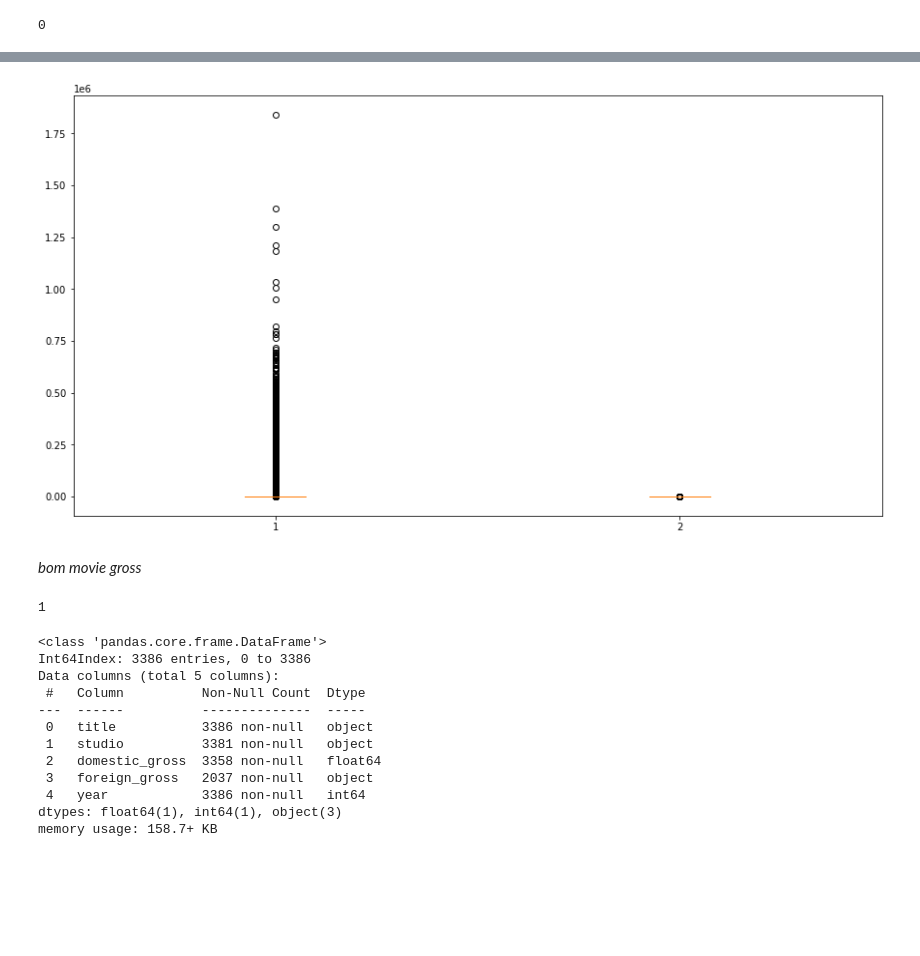
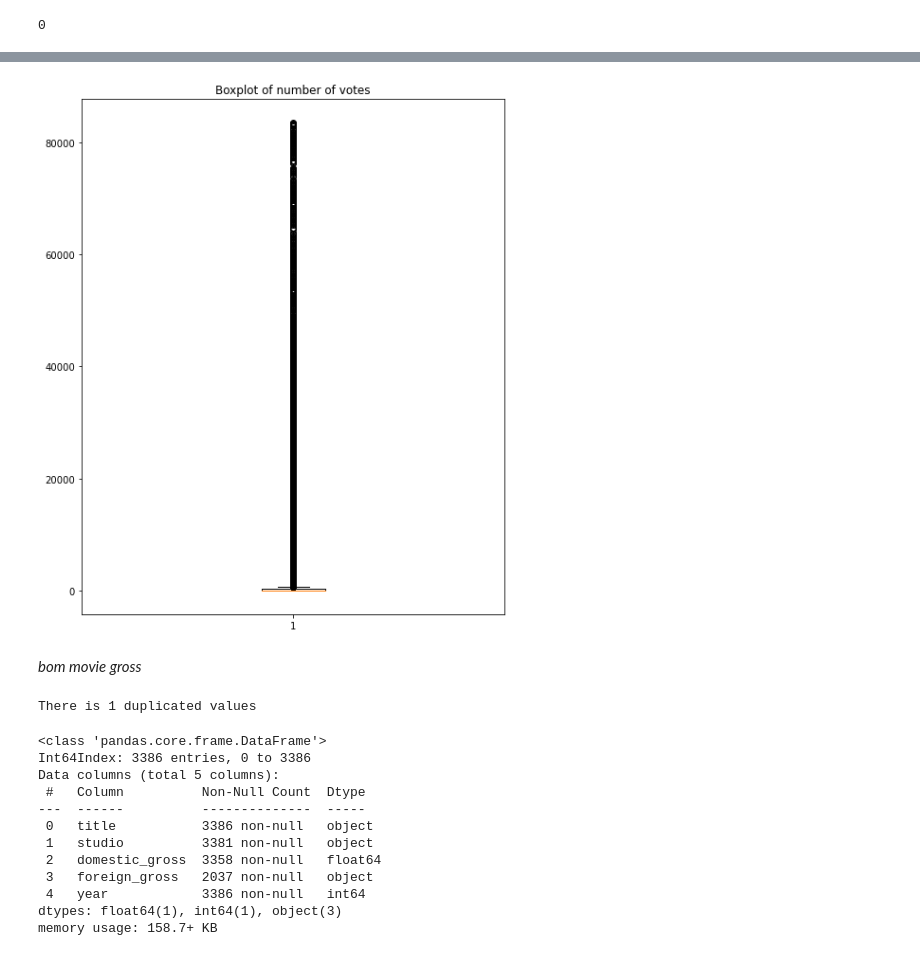
Before and after one commit to Victor-Karanja/victor-dsfpt01-eda-project, a Jupyter notebook: student.ipynb, the cells around one changed output, grey strips where cells are left out. Cells and saved outputs as stored; diff of their text form; code cells hidden in the pictures; blank space fills up the shorter version.

```diff
--- a/student.ipynb
+++ b/student.ipynb
@@ -277,0 +330,5 @@ title_ratings.duplicated(subset='title_id', keep='first').sum()
+# %%
+#removing outermost outliers from numvotes
+q_low = title_ratings["numvotes"].quantile(0.01)
+q_hi  = title_ratings["numvotes"].quantile(0.99)
+title_ratings = title_ratings[(title_ratings["numvotes"] < q_hi) & (title_ratings["numvotes"] > q_low)]
@@ -278,15 +349,17 @@ title_ratings.duplicated(subset='title_id', keep='first').sum()
 # %%
 #identify outliers using a boxplot
-fig, ax=plt.subplots(figsize=(15,8))
-data = title_ratings['numvotes'], title_ratings['averagerating']
+fig, ax=plt.subplots(figsize=(8,10))
+data = title_ratings['numvotes']
 ax.boxplot(data)
+plt.title('Boxplot of number of votes')
 plt.show()
 # %% [output]
-[figure, old version]
+[figure, new version]
 # %% [markdown]
 *bom movie gross*
 # %%
-moviegros.duplicated(subset='title', keep='first').sum()
+duplicates = moviegros.duplicated(subset='title', keep='first').sum()
+print(f'There is {duplicates} duplicated values')
 # %% [output]
-1
+There is 1 duplicated values
 # %%
```
Also changed, not shown: parts of 65 cells of this notebook, 1 other file.
